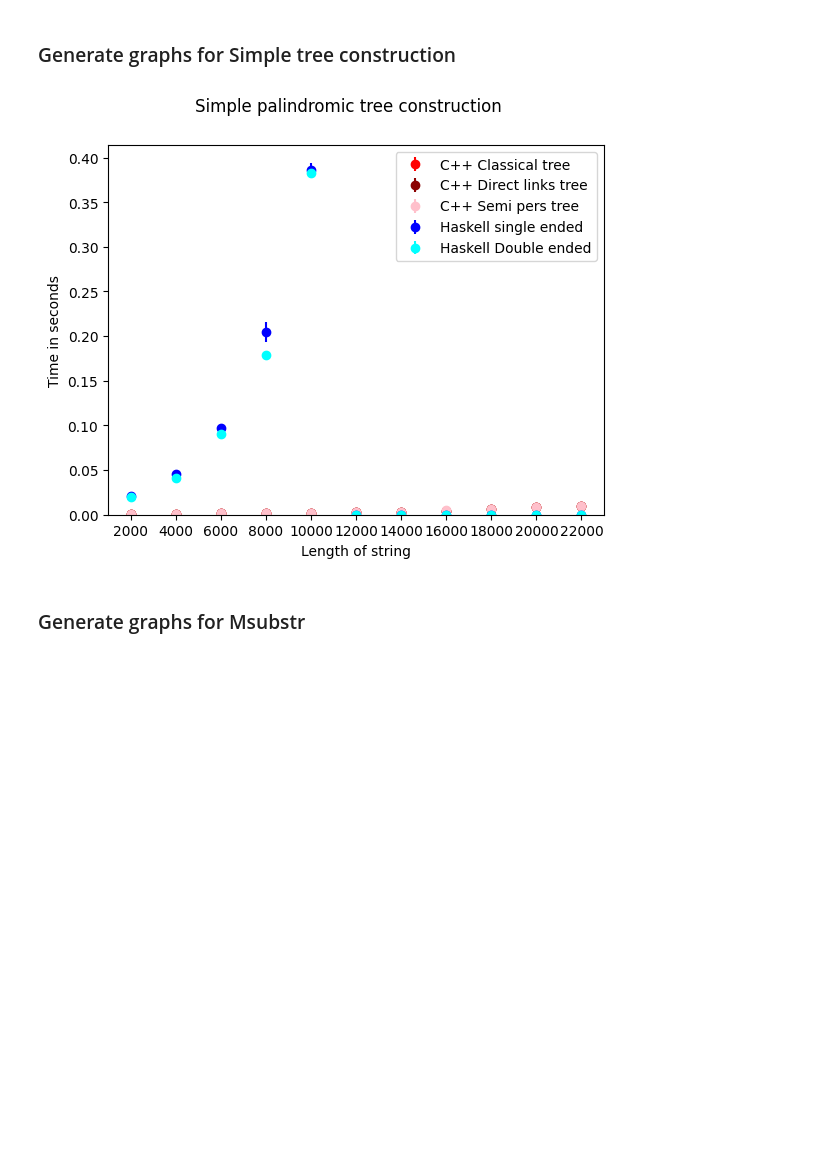
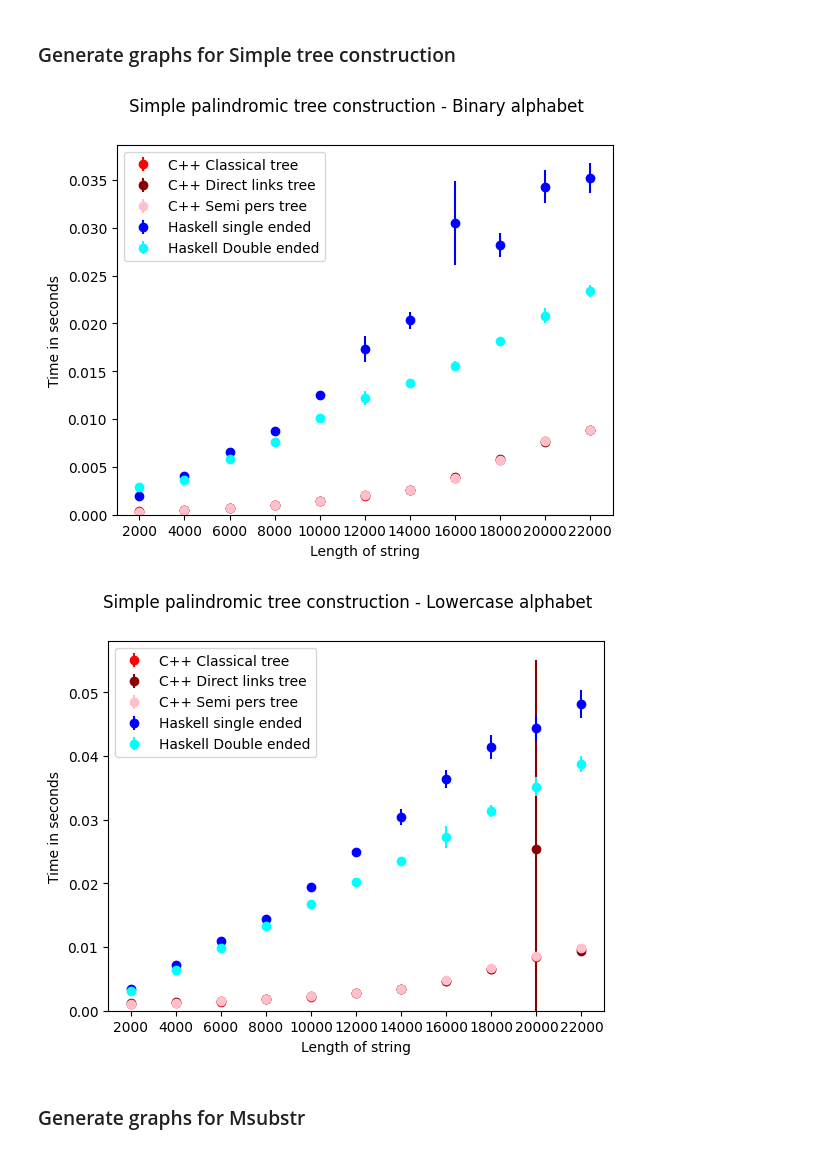
Before and after one commit to fizruk/eertree, a Jupyter notebook: bench/benchmarks.ipynb, the cells around one changed output. Cells and saved outputs as stored; diff of their text form; code cells hidden in the pictures; blank space fills up the shorter version.

Commit message:
Add binary strings bench

```diff
--- a/bench/benchmarks.ipynb
+++ b/bench/benchmarks.ipynb
@@ -57,7 +76,8 @@ for lines in table_lines:
 ### Run the following cell to display C++ tables
 # %%
 print('C++ Benchmarks')
-table_names = ["Simple eertree construction - Classic tree", "Simple eertree construction - Direct links tree", "Simple eertree consutrction - semi persistent tree",
+table_names = [ "Binary eertree construction - Classic tree", "Binary eertree construction - Direct links tree", "Binary eertree consutrction - semi persistent tree",
+                "Simple eertree construction - Classic tree", "Simple eertree construction - Direct links tree", "Simple eertree consutrction - semi persistent tree",
                 "Msubstr - Classic tree", "Msubstr - Direct links tree", "Msubstr - Semi persistent tree",
                 "Queries - Direct links tree", "Queries - Semi persistent tree",
                 "Rich - Simple", "Rich - Direct links tree", "Rich - Semi persistent tree"]
@@ -179,7 +199,7 @@ for i in range (1, 12):
     x.append(i * 2000)
 # C++ data for simple construction
 c_mean, c_stddev = [], []
-for j in range(3):
+for j in range(6):
     c_mean.append([])
     c_stddev.append([])
     for index, row in c_tables[j].iterrows():
@@ -189,44 +209,70 @@ for j in range(3):
             c_stddev[j].append(float(row[2]))
 
 # Haskell data for simple construction
-hs_mean, hs_stddev = [[], []], [[], []]
+hs_mean, hs_stddev = [[], [], [], []], [[], [], [], []]
 desired = False
 for index, row in haskell_dfs[simple_ind].iterrows():
+
     if "@26/len" in row[1]:
         desired = True
     if desired and "mean" in row[0]:
+        hs_mean[2].append(float(row[1].split(' ')[0]) * convert_to_second(row[1].split(' ')[1]) )
+    elif "mean" in row[0] and len(hs_mean[0]) < 11:
         hs_mean[0].append(float(row[1].split(' ')[0]) * convert_to_second(row[1].split(' ')[1]) )
+
     if desired and "std" in row[0]:
         row[1] = " ".join(row[1].split())
+        hs_stddev[2].append(float(row[1].split(' ')[1]) * convert_to_second(row[1].split(' ')[2]) )
+    elif "std" in row[0] and len(hs_stddev[0]) < 11:
+        row[1] = " ".join(row[1].split())
         hs_stddev[0].append(float(row[1].split(' ')[1]) * convert_to_second(row[1].split(' ')[2]) )
-    if(len(hs_stddev[0]) == 11):
+    if(len(hs_stddev[2]) == 11):
         break
 desired = False
 for index, row in haskell_dfs[list_ind].iterrows():
     if "@26/len" in row[1]:
         desired = True
     if desired and "mean" in row[0]:
+        hs_mean[3].append(float(row[1].split(' ')[0]) * convert_to_second(row[1].split(' ')[1]) )
+    elif "mean" in row[0] and len(hs_mean[1]) < 11:
         hs_mean[1].append(float(row[1].split(' ')[0]) * convert_to_second(row[1].split(' ')[1]) )
     row[1] = " ".join(row[1].split())
     if desired and "std" in row[0]:
+        hs_stddev[3].append(float(row[1].split(' ')[1]) * convert_to_second(row[1].split(' ')[2]) )
+    elif "std" in row[0] and len(hs_stddev[1]) < 11:
+        row[1] = " ".join(row[1].split())
         hs_stddev[1].append(float(row[1].split(' ')[1]) * convert_to_second(row[1].split(' ')[2]) )
-    if(len(hs_stddev[1]) == 11):
+    if(len(hs_stddev[3]) == 11):
         break
 
 plt.xticks(x)
 plt.errorbar(x, c_mean[0], yerr=c_stddev[0], fmt="o", color="r", label="C++ Classical tree")
 plt.errorbar(x, c_mean[1], yerr=c_stddev[1], fmt="o", color="darkred", label="C++ Direct links tree")
 plt.errorbar(x, c_mean[2], yerr=c_stddev[2], fmt="o", color="pink", label="C++ Semi pers tree")
 plt.errorbar(x, hs_mean[0], yerr=hs_stddev[0], fmt="o", color="b", label="Haskell single ended")
 plt.errorbar(x,hs_mean[1], yerr=hs_stddev[1], fmt="o", color="cyan", label="Haskell Double ended")
 plt.ylabel("Time in seconds")
 plt.xlabel(f"Length of string")
 plt.ylim(0)
-plt.suptitle("Simple palindromic tree construction")
+plt.suptitle("Simple palindromic tree construction - Binary alphabet")
 plt.legend()
 plt.show()
+
+plt.xticks(x)
+plt.errorbar(x, c_mean[3], yerr=c_stddev[3], fmt="o", color="r", label="C++ Classical tree")
+plt.errorbar(x, c_mean[4], yerr=c_stddev[4], fmt="o", color="darkred", label="C++ Direct links tree")
+plt.errorbar(x, c_mean[5], yerr=c_stddev[5], fmt="o", color="pink", label="C++ Semi pers tree")
+plt.errorbar(x, hs_mean[2], yerr=hs_stddev[2], fmt="o", color="b", label="Haskell single ended")
+plt.errorbar(x,hs_mean[3], yerr=hs_stddev[3], fmt="o", color="cyan", label="Haskell Double ended")
+plt.ylabel("Time in seconds")
+plt.xlabel(f"Length of string")
+plt.ylim(0)
+plt.suptitle("Simple palindromic tree construction - Lowercase alphabet")
+plt.legend()
+plt.show()
 # %% [output]
-[figure, old version]
+[figure, new version]
+[figure, added]
 # %% [markdown]
 ### Generate graphs for Msubstr
 # %%
```
Also changed, not shown: parts of 4 cells of this notebook, 5 other files.
